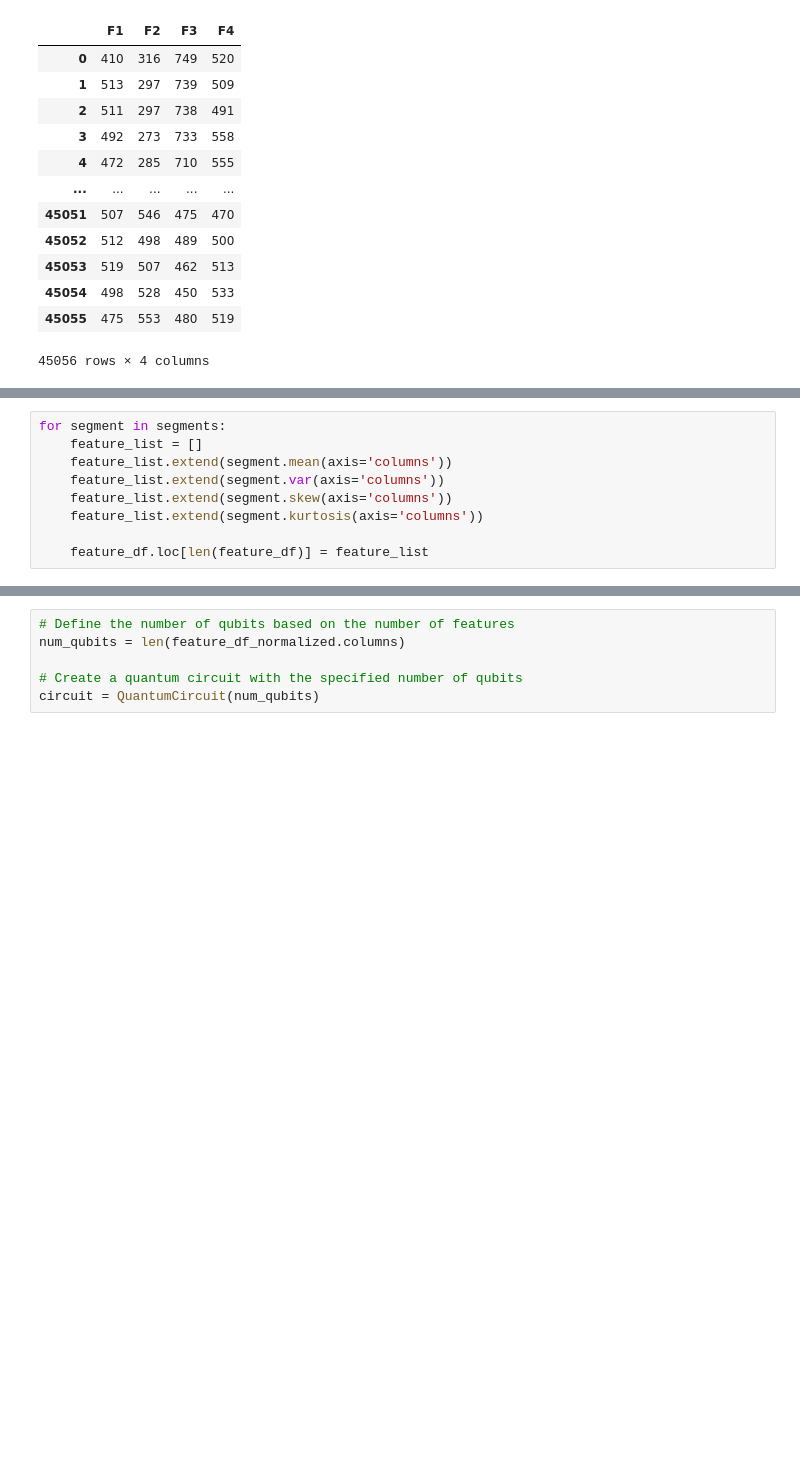
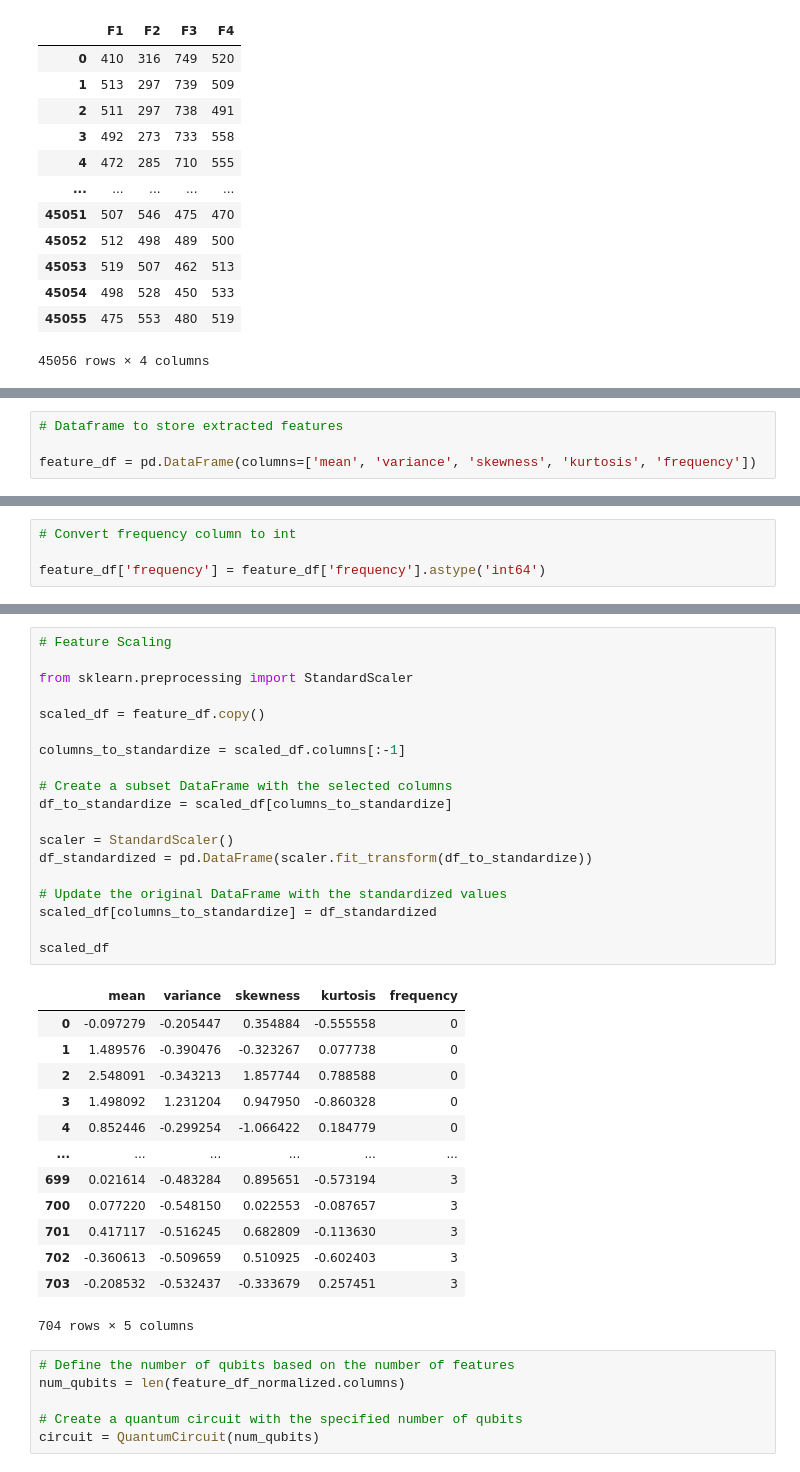
Before and after one commit to dev26git/Quantum-ML-EEG-Signals, a Jupyter notebook: QML_Code.ipynb, the cells around one changed output, grey strips where cells are left out. Drawn from its saved outputs; the diff is of its cells as text; blank space fills up the shorter version.

Commit message:
segmented signals

```diff
--- a/QML_Code.ipynb
+++ b/QML_Code.ipynb
@@ -96,9 +59,0 @@ feature_df = pd.DataFrame(columns=['mean_F1', 'mean_F2', 'mean_F3', 'mean_F4',
-# %%
-for segment in segments:
-    feature_list = []
-    feature_list.extend(segment.mean(axis='columns'))
-    feature_list.extend(segment.var(axis='columns'))
-    feature_list.extend(segment.skew(axis='columns'))
-    feature_list.extend(segment.kurtosis(axis='columns'))
-
-    feature_df.loc[len(feature_df)] = feature_list
@@ -141,0 +60,4 @@ feature_df_normalized
+# %%
+# Dataframe to store extracted features
+
+feature_df = pd.DataFrame(columns=['mean', 'variance', 'skewness', 'kurtosis', 'frequency'])
@@ -141,0 +88,4 @@ feature_df_normalized
+# %%
+# Convert frequency column to int
+
+feature_df['frequency'] = feature_df['frequency'].astype('int64')
@@ -142,3 +108,36 @@ feature_df_normalized
+# %%
+# Feature Scaling
+
+from sklearn.preprocessing import StandardScaler
+
+scaled_df = feature_df.copy()
+
+columns_to_standardize = scaled_df.columns[:-1]
+
+# Create a subset DataFrame with the selected columns
+df_to_standardize = scaled_df[columns_to_standardize]
+
+scaler = StandardScaler()
+df_standardized = pd.DataFrame(scaler.fit_transform(df_to_standardize))
+
+# Update the original DataFrame with the standardized values
+scaled_df[columns_to_standardize] = df_standardized
+
+scaled_df
+# %% [output]
+|  | mean | variance | skewness | kurtosis | frequency |
+| 0 | -0.097279 | -0.205447 | 0.354884 | -0.555558 | 0 |
+| 1 | 1.489576 | -0.390476 | -0.323267 | 0.077738 | 0 |
+| 2 | 2.548091 | -0.343213 | 1.857744 | 0.788588 | 0 |
+| 3 | 1.498092 | 1.231204 | 0.947950 | -0.860328 | 0 |
+| 4 | 0.852446 | -0.299254 | -1.066422 | 0.184779 | 0 |
+| ... | ... | ... | ... | ... | ... |
+| 699 | 0.021614 | -0.483284 | 0.895651 | -0.573194 | 3 |
+| 700 | 0.077220 | -0.548150 | 0.022553 | -0.087657 | 3 |
+| 701 | 0.417117 | -0.516245 | 0.682809 | -0.113630 | 3 |
+| 702 | -0.360613 | -0.509659 | 0.510925 | -0.602403 | 3 |
+| 703 | -0.208532 | -0.532437 | -0.333679 | 0.257451 | 3 |
+704 rows × 5 columns
 # %%
 # Define the number of qubits based on the number of features
 num_qubits = len(feature_df_normalized.columns)
```
Also changed, not shown: parts of 9 cells of this notebook, 1 other file.
